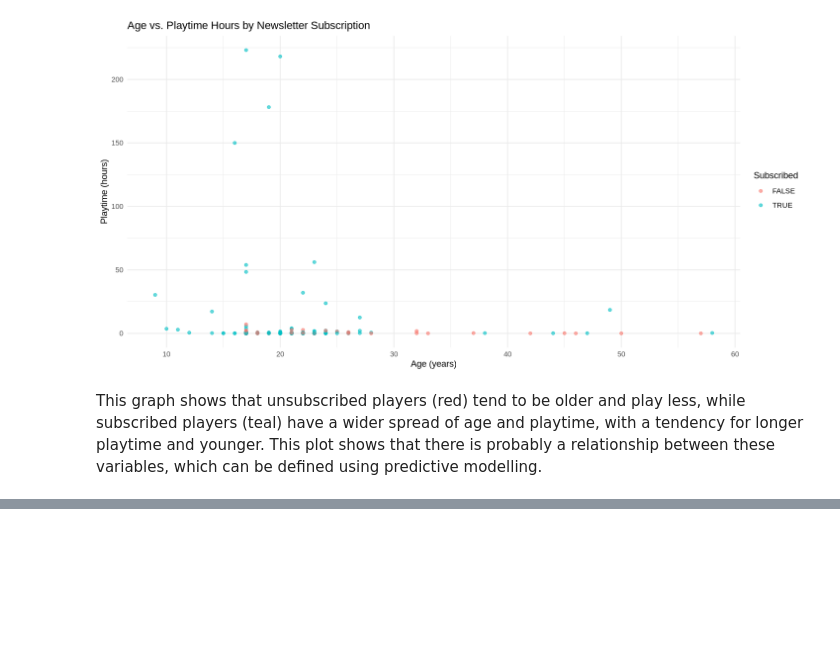
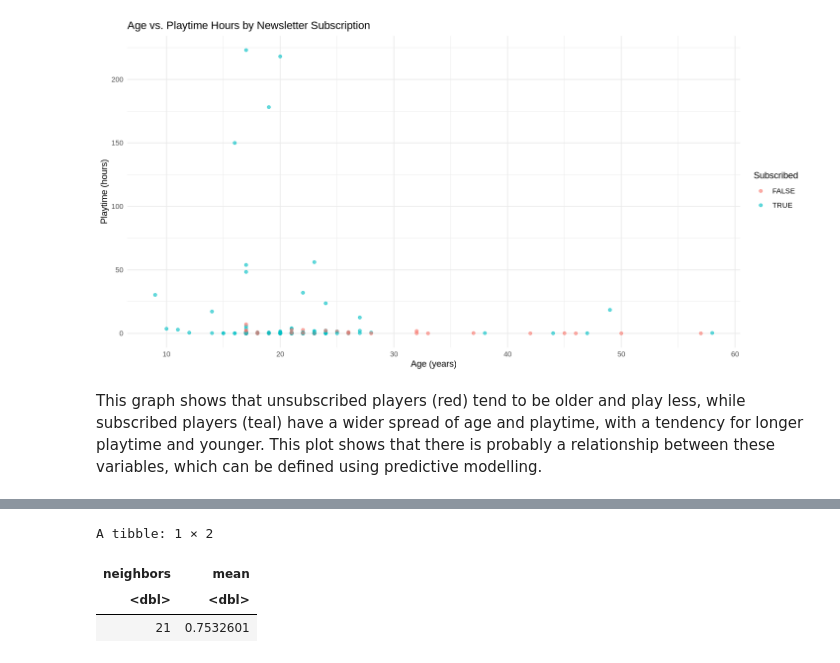
Before and after one commit to sophiaymeng/dsci_100_008_7_minecraft, a Jupyter notebook: Project.ipynb, the cells around one changed output, grey strips where cells are left out. Saved outputs shown, nothing was run; the diff lists cells and outputs as text; code cells hidden in the pictures; blank space fills up the shorter version.

```diff
--- a/Project.ipynb
+++ b/Project.ipynb
@@ -233,0 +259,38 @@ This graph shows that unsubscribed players (red) tend to be older and play less,
+# %%
+set.seed(1234)
+
+# Standardization recipe
+players_recipe <- recipe(subscribe ~ age + played_hours, data = players_training) |>
+   step_scale(all_predictors()) |>
+   step_center(all_predictors())
+
+# KNN model specification
+knn_spec <- nearest_neighbor(weight_func = "rectangular", neighbors = tune()) |>
+            set_engine("kknn") |>
+            set_mode("classification")
+
+# 10 fold-cross valdiation
+players_vfold <- vfold_cv(players_training, v = 10, strata = subscribe)
+
+k_vals <- tibble(neighbors = seq(from = 1, to = 50, by = 2))
+
+# Create workflow
+knn_results <- workflow() |>
+      add_recipe(players_recipe) |>
+      add_model(knn_spec) |>
+      tune_grid(resamples = players_vfold, grid = k_vals) |>
+      collect_metrics()
+
+accuracies <- knn_results |>
+      filter(.metric == "accuracy")
+
+best_k <- accuracies |>
+        arrange(desc(mean)) |>
+        head(1) |>
+        select(neighbors, mean)
+best_k
+# %% [output]
+A tibble: 1 × 2
+| neighbors | mean |
+| <dbl> | <dbl> |
+| 21 | 0.7532601 |
```
Also changed, not shown: parts of 9 cells of this notebook.
